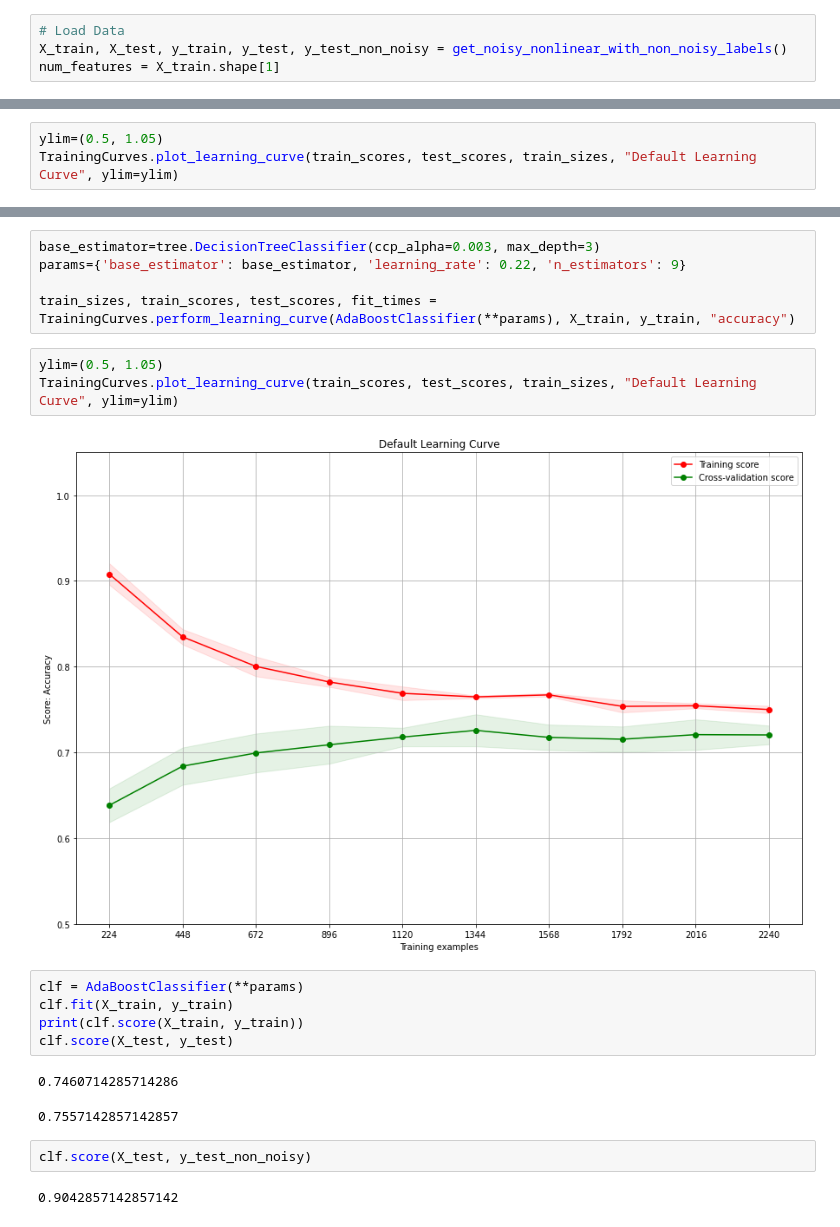
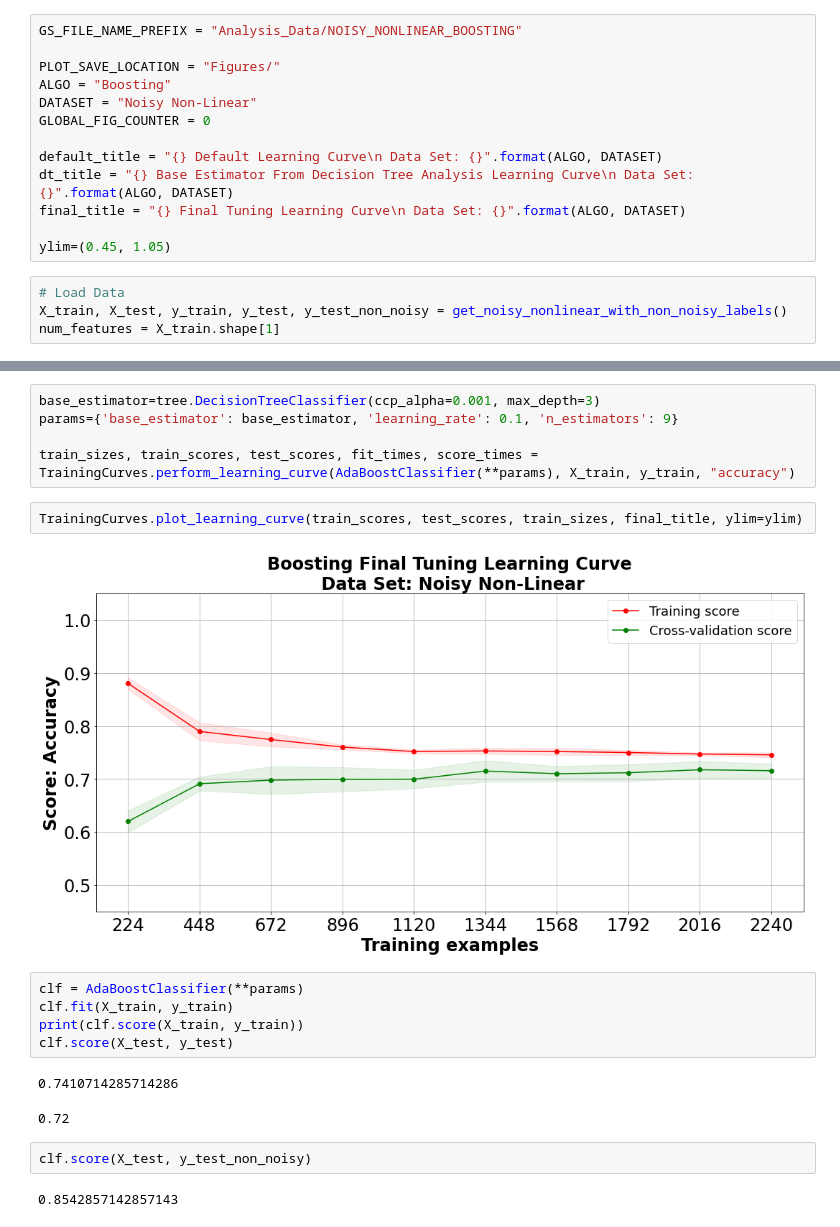
Before and after one commit to Inquisitive-ME/SupervisedLearning_Project_Code, a Jupyter notebook: Boosting/generated_noisy_nonlinear_boosting_analysis.ipynb, the cells around one changed output, grey strips where cells are left out. Cells and saved outputs as stored; diff of their text form.

```diff
--- a/Boosting/generated_noisy_nonlinear_boosting_analysis.ipynb
+++ b/Boosting/generated_noisy_nonlinear_boosting_analysis.ipynb
@@ -21,3 +16,16 @@ GS_FILE_NAME_PREFIX = "Analysis_Data/NOISY_NONLINEAR_BOOSTING"
+# %%
+GS_FILE_NAME_PREFIX = "Analysis_Data/NOISY_NONLINEAR_BOOSTING"
+
+PLOT_SAVE_LOCATION = "Figures/"
+ALGO = "Boosting"
+DATASET = "Noisy Non-Linear"
+GLOBAL_FIG_COUNTER = 0
+
+default_title = "{} Default Learning Curve\n Data Set: {}".format(ALGO, DATASET)
+dt_title = "{} Base Estimator From Decision Tree Analysis Learning Curve\n Data Set: {}".format(ALGO, DATASET)
+final_title = "{} Final Tuning Learning Curve\n Data Set: {}".format(ALGO, DATASET)
+
+ylim=(0.45, 1.05)
 # %%
 # Load Data
 X_train, X_test, y_train, y_test, y_test_non_noisy = get_noisy_nonlinear_with_non_noisy_labels()
@@ -28,3 +35,0 @@ train_sizes, train_scores, test_scores, fit_times = TrainingCurves.perform_learn
-# %%
-ylim=(0.5, 1.05)
-TrainingCurves.plot_learning_curve(train_scores, test_scores, train_sizes, "Default Learning Curve", ylim=ylim)
@@ -125,22 +248,21 @@ Plot saved as:  Figures/NOISY_NONLINEAR_BOOSTING_TEST_GS_Times_base_estimator_le
 # %%
-base_estimator=tree.DecisionTreeClassifier(ccp_alpha=0.003, max_depth=3)
-params={'base_estimator': base_estimator, 'learning_rate': 0.22, 'n_estimators': 9}
+base_estimator=tree.DecisionTreeClassifier(ccp_alpha=0.001, max_depth=3)
+params={'base_estimator': base_estimator, 'learning_rate': 0.1, 'n_estimators': 9}
 
-train_sizes, train_scores, test_scores, fit_times = TrainingCurves.perform_learning_curve(AdaBoostClassifier(**params), X_train, y_train, "accuracy")
+train_sizes, train_scores, test_scores, fit_times, score_times = TrainingCurves.perform_learning_curve(AdaBoostClassifier(**params), X_train, y_train, "accuracy")
 # %%
-ylim=(0.5, 1.05)
-TrainingCurves.plot_learning_curve(train_scores, test_scores, train_sizes, "Default Learning Curve", ylim=ylim)
+TrainingCurves.plot_learning_curve(train_scores, test_scores, train_sizes, final_title, ylim=ylim)
 # %% [output]
-[figure, old version]
+[figure, new version]
 # %%
 clf = AdaBoostClassifier(**params)
 clf.fit(X_train, y_train)
 print(clf.score(X_train, y_train))
 clf.score(X_test, y_test)
 # %% [output]
-0.7460714285714286
+0.7410714285714286
-0.7557142857142857
+0.72
 # %%
 clf.score(X_test, y_test_non_noisy)
 # %% [output]
-0.9042857142857142
+0.8542857142857143
```
Also changed, not shown: parts of 22 cells of this notebook, 4 other files.
